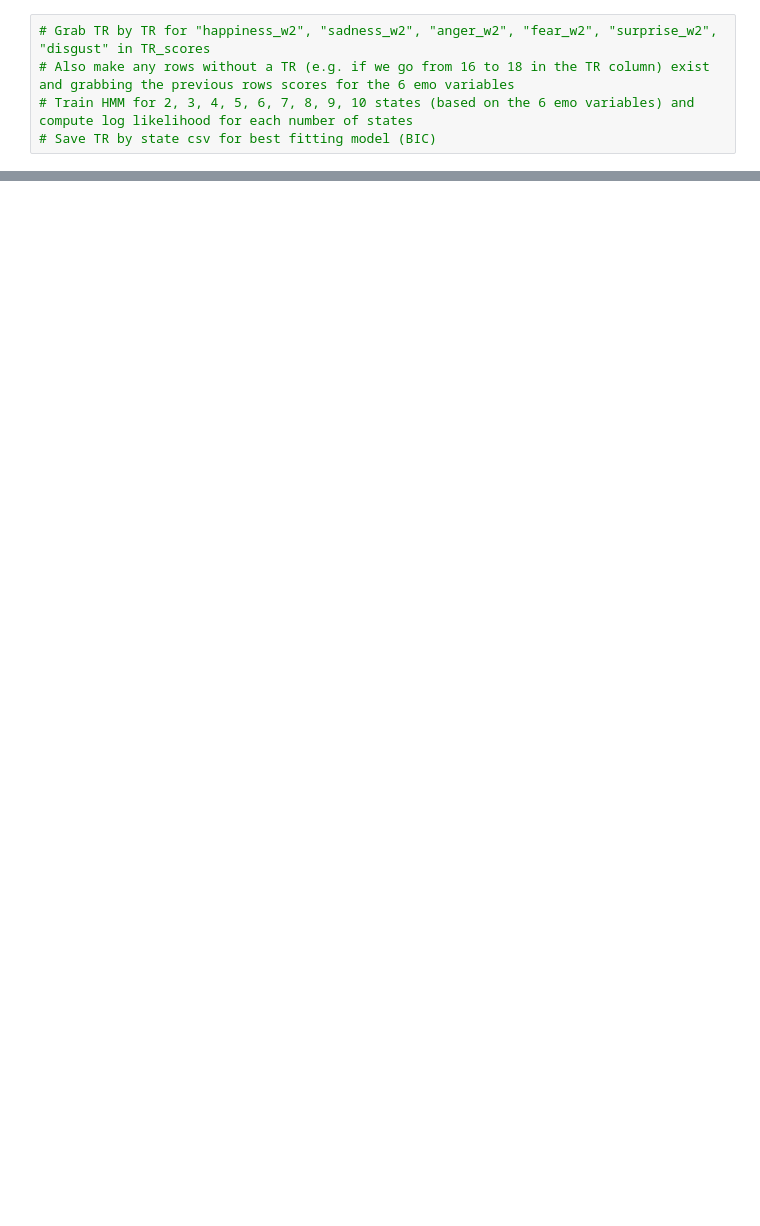
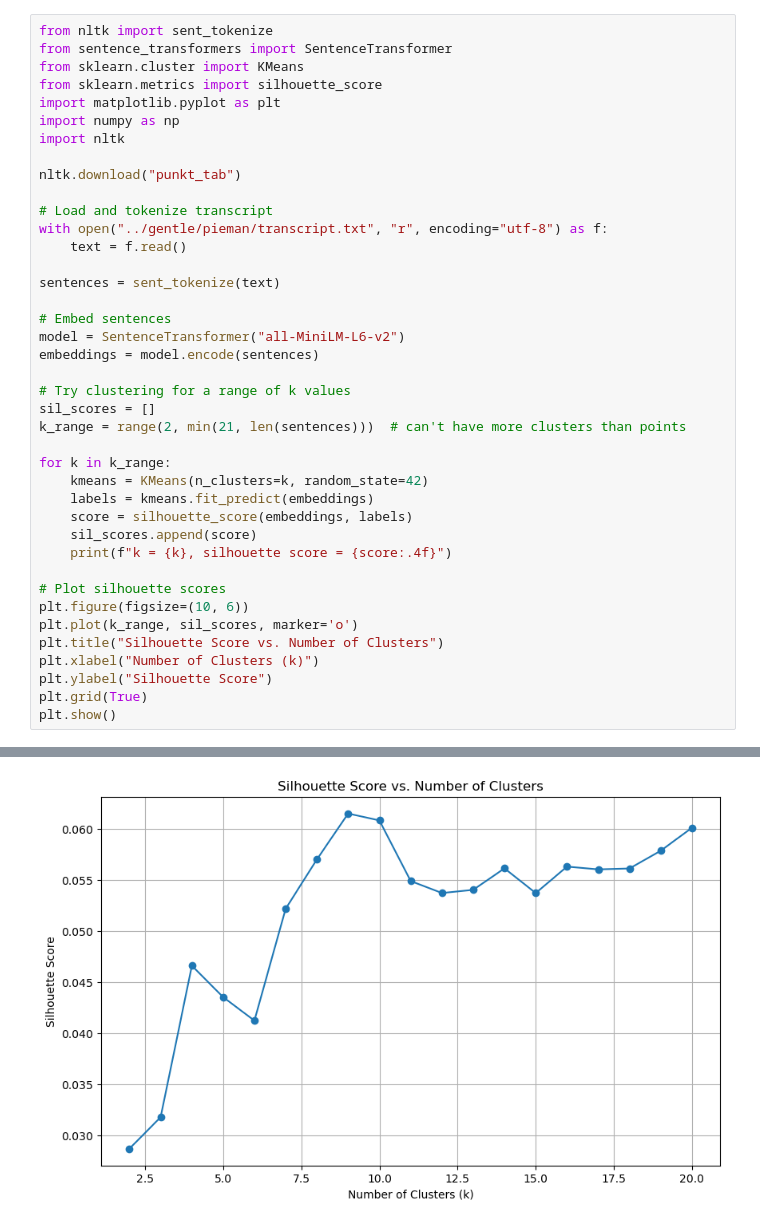
Before and after one commit to natalie-mcclain/narratives-project, a Jupyter notebook: NLP_segmentation.ipynb, the cells around one changed output, grey strips where cells are left out. Cells and saved outputs as stored; diff of their text form; blank space fills up the shorter version.

```diff
--- a/NLP_segmentation.ipynb
+++ b/NLP_segmentation.ipynb
@@ -62,5 +1,41 @@ NameError: name 'df' is not defined
-# %%
-# Grab TR by TR for "happiness_w2", "sadness_w2", "anger_w2", "fear_w2", "surprise_w2", "disgust" in TR_scores
-# Also make any rows without a TR (e.g. if we go from 16 to 18 in the TR column) exist and grabbing the previous rows scores for the 6 emo variables
-# Train HMM for 2, 3, 4, 5, 6, 7, 8, 9, 10 states (based on the 6 emo variables) and compute log likelihood for each number of states
-# Save TR by state csv for best fitting model (BIC)
+# %%
+from nltk import sent_tokenize
+from sentence_transformers import SentenceTransformer
+from sklearn.cluster import KMeans
+from sklearn.metrics import silhouette_score
+import matplotlib.pyplot as plt
+import numpy as np
+import nltk
+
+nltk.download("punkt_tab")
+
+# Load and tokenize transcript
+with open("../gentle/pieman/transcript.txt", "r", encoding="utf-8") as f:
+    text = f.read()
+
+sentences = sent_tokenize(text)
+
+# Embed sentences
+model = SentenceTransformer("all-MiniLM-L6-v2")
+embeddings = model.encode(sentences)
+
+# Try clustering for a range of k values
+sil_scores = []
+k_range = range(2, min(21, len(sentences)))  # can't have more clusters than points
+
+for k in k_range:
+    kmeans = KMeans(n_clusters=k, random_state=42)
+    labels = kmeans.fit_predict(embeddings)
+    score = silhouette_score(embeddings, labels)
+    sil_scores.append(score)
+    print(f"k = {k}, silhouette score = {score:.4f}")
+
+# Plot silhouette scores
+plt.figure(figsize=(10, 6))
+plt.plot(k_range, sil_scores, marker='o')
+plt.title("Silhouette Score vs. Number of Clusters")
+plt.xlabel("Number of Clusters (k)")
+plt.ylabel("Silhouette Score")
+plt.grid(True)
+plt.show()
+# %% [output]
@@ -66,0 +63 @@ NameError: name 'df' is not defined
+[figure, added]
```
Also changed, not shown: parts of 3 cells of this notebook, 1 other file.
